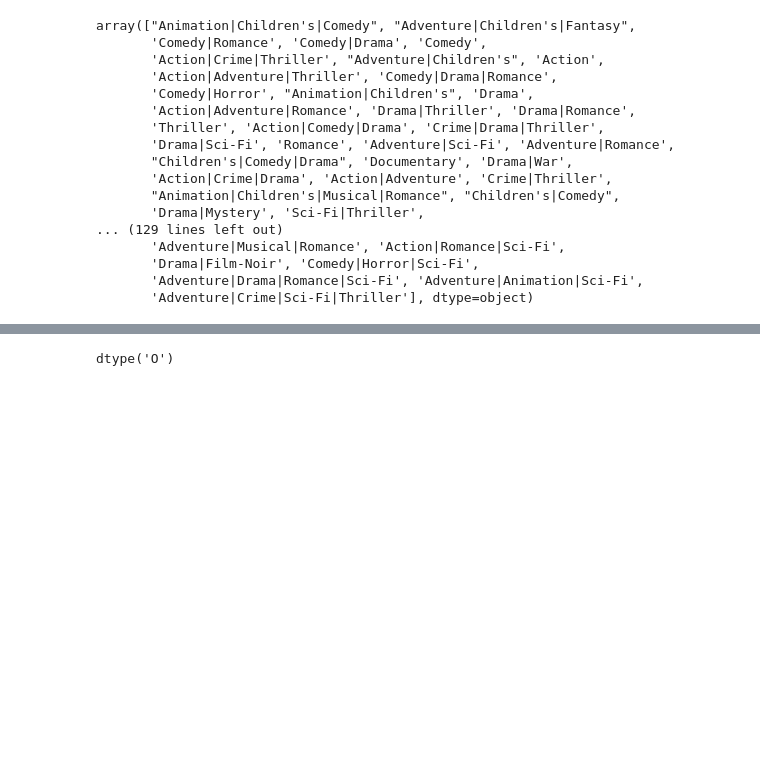
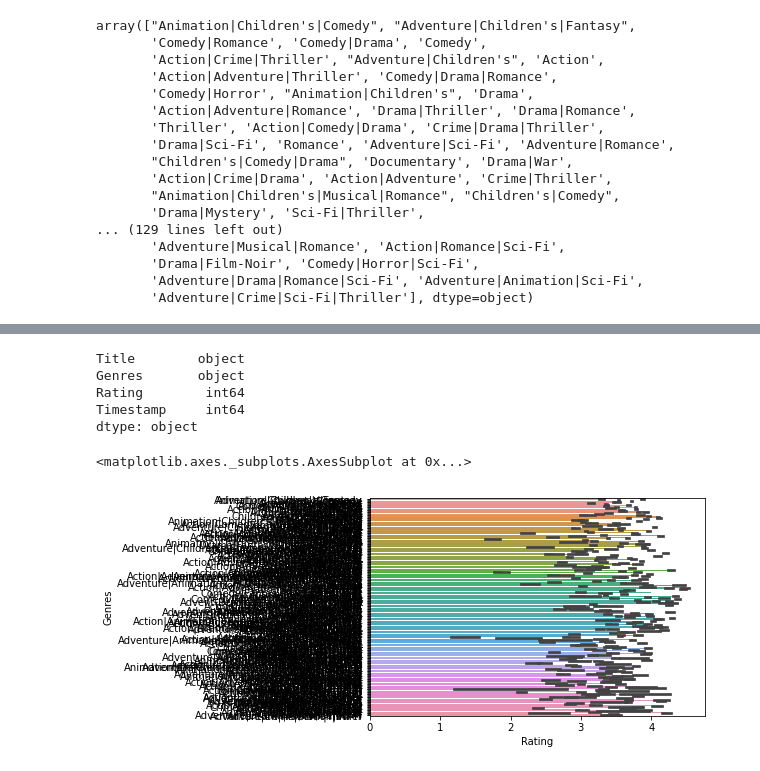
Before and after one commit to aagarwal937/Machine-learning-practise, a Jupyter notebook: ml-practise-techstack/movie kmeans clustring/movie kmeans clustring.ipynb, the cells around one changed output, grey strips where cells are left out. Cells and saved outputs as stored; diff of their text form; code cells hidden in the pictures; blank space fills up the shorter version.

```diff
--- a/ml-practise-techstack/movie kmeans clustring/movie kmeans clustring.ipynb
+++ b/ml-practise-techstack/movie kmeans clustring/movie kmeans clustring.ipynb
@@ -131,4 +147,13 @@ array(["Animation|Children's|Comedy", "Adventure|Children's|Fantasy",
 # %%
-df['Genres'].dtypes
+df.dtypes
 # %% [output]
-dtype('O')
+Title        object
+Genres       object
+Rating        int64
+Timestamp     int64
+dtype: object
+# %%
+sns.barplot(x="Rating",y="Genres ", data= df)
+# %% [output]
+<matplotlib.axes._subplots.AxesSubplot at 0x...>
+[figure, added]
```
Also changed, not shown: parts of 7 cells of this notebook, 1 other file.
